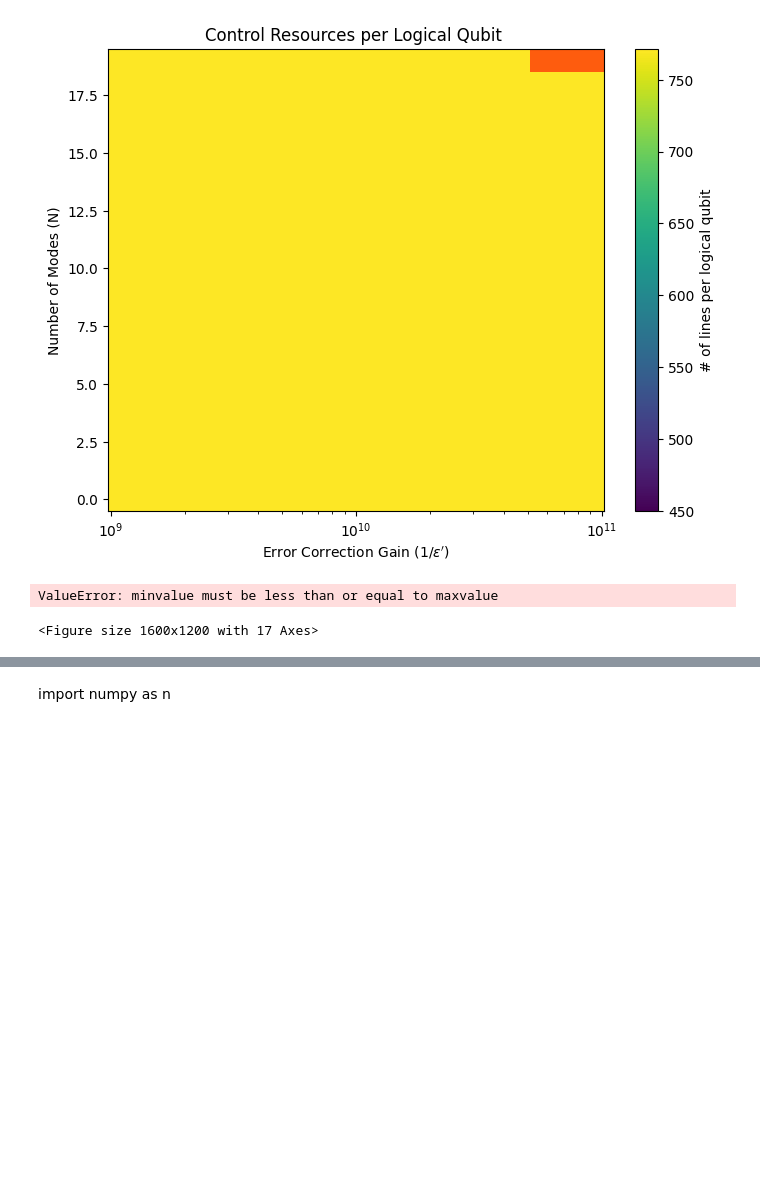
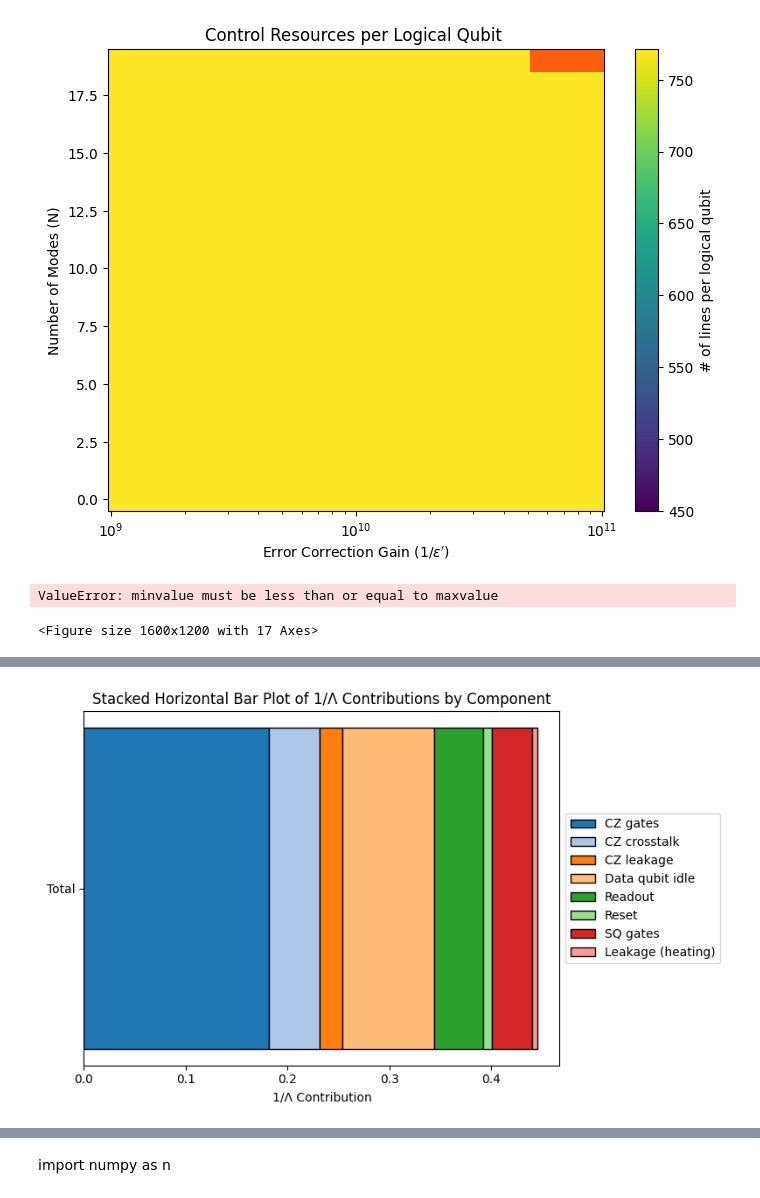
Before and after one commit to SchusterLab/multimode_sims, a Jupyter notebook: theory/250820_memory_size.ipynb, the cells around one changed output, grey strips where cells are left out. Cells and saved outputs as stored; diff of their text form; code cells hidden in the pictures; blank space fills up the shorter version.

```diff
--- a/theory/250820_memory_size.ipynb
+++ b/theory/250820_memory_size.ipynb
@@ -352,0 +355,19 @@ ValueError: minvalue must be less than or equal to maxvalue
+# %%
+import pandas as pd
+
+# Create the data as a list of dictionaries
+# Google 2025 results
+data = [
+    {"Component": "CZ gates", "p(i)": 2.8e-3, "expt wi": 65, "1/Λ contrib.": 0.182, "Percent": "41%"},
+    {"Component": "CZ crosstalk", "p(i)": 5.5e-4, "expt wi": 91, "1/Λ contrib.": 0.05, "Percent": "11%"},
+    {"Component": "CZ leakage", "p(i)": 2.0e-4, "expt wi": 108, "1/Λ contrib.": 0.022, "Percent": "5%"},
+    {"Component": "Data qubit idle", "p(i)": 0.9e-2, "expt wi": 10, "1/Λ contrib.": 0.09, "Percent": "20%"},
+    {"Component": "Readout", "p(i)": 0.8e-2, "expt wi": 6, "1/Λ contrib.": 0.048, "Percent": "11%"},
+    {"Component": "Reset", "p(i)": 1.5e-3, "expt wi": 6, "1/Λ contrib.": 0.009, "Percent": "2%"},
+    {"Component": "SQ gates", "p(i)": 6.2e-4, "expt wi": 63, "1/Λ contrib.": 0.039, "Percent": "9%"},
+    {"Component": "Leakage (heating)", "p(i)": 2.5e-4, "expt wi": 18, "1/Λ contrib.": 0.005, "Percent": "1%"},
+]
+
+# Create DataFrame
+df_components = pd.DataFrame(data)
+df_components
@@ -352,0 +384,29 @@ ValueError: minvalue must be less than or equal to maxvalue
+# %%
+# mkae a stacked bar plot with 1/lambda contributions
+# Stacked bar plot for 1/Λ contributions
+# Single bar with each segment colored differently (not stacked, but grouped)
+# Horizontal stacked bar plot for 1/Λ contributions
+fig, ax = plt.subplots(figsize=(8, 5))
+
+# Values and labels
+contribs = df_components['1/Λ contrib.'].values
+labels = df_components['Component'].values
+
+# Choose colors (use first N from colors)
+bar_colors = colors[:len(contribs)]
+
+# Draw horizontal stacked bar (single bar, stacked segments)
+left = 0
+for val, label, color in zip(contribs, labels, bar_colors):
+    ax.barh(0, val, left=left, color=color, edgecolor='black', height=0.5, label=label)
+    left += val
+
+ax.set_yticks([0])
+ax.set_yticklabels(['Total'])
+ax.set_xlabel('1/Λ Contribution')
+ax.set_title('Stacked Horizontal Bar Plot of 1/Λ Contributions by Component')
+ax.legend(loc='center left', bbox_to_anchor=(1, 0.5))
+plt.tight_layout()
+plt.show()
+# %% [output]
+[figure, added]
```
Also changed, not shown: parts of 13 cells of this notebook, 9 other files.
